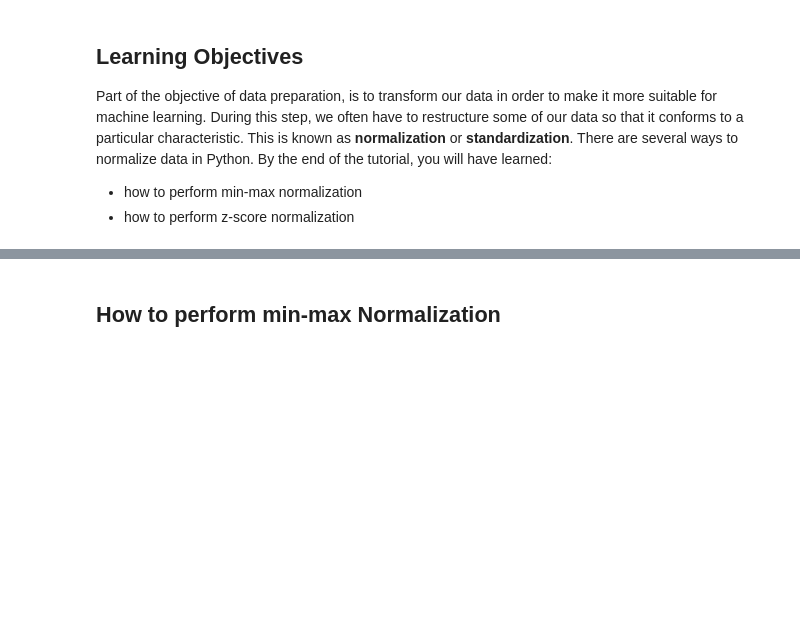
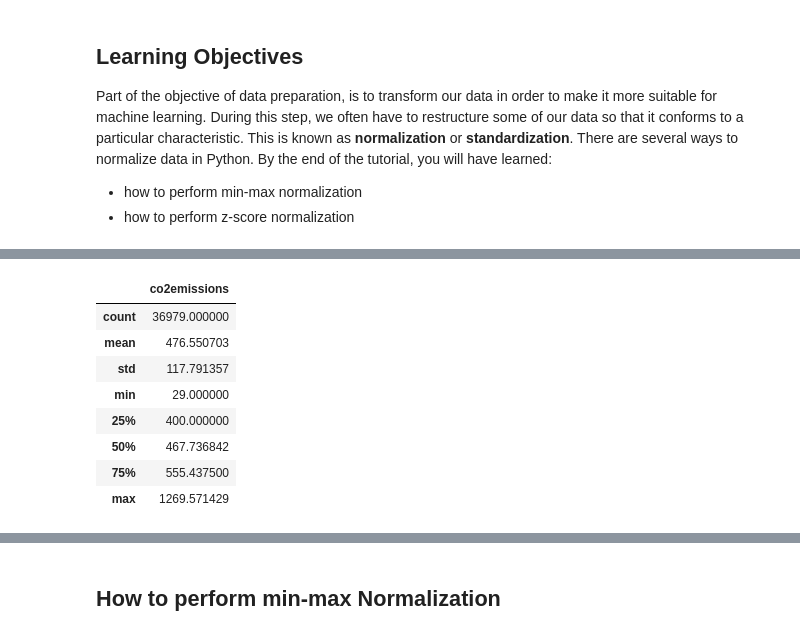
Before and after one commit to davidedesi/profile, a Jupyter notebook: data_science_projects/Ex_Files_ML_with_Python_Foundations/Exercise Files/04/04_04b.ipynb, the cells around one changed output, grey strips where cells are left out. Drawn from its saved outputs; the diff is of its cells as text; code cells hidden in the pictures; blank space fills up the shorter version.

```diff
--- a/data_science_projects/Ex_Files_ML_with_Python_Foundations/Exercise Files/04/04_04b.ipynb
+++ b/data_science_projects/Ex_Files_ML_with_Python_Foundations/Exercise Files/04/04_04b.ipynb
@@ -13,3 +20,15 @@ vehicles.head()
+# %%
+vehicles[['co2emissions']].describe()
+# %% [output]
+|  | co2emissions |
+| count | 36979.000000 |
+| mean | 476.550703 |
+| std | 117.791357 |
+| min | 29.000000 |
+| 25% | 400.000000 |
+| 50% | 467.736842 |
+| 75% | 555.437500 |
+| max | 1269.571429 |
 # %%
 %matplotlib inline
 vehicles[['co2emissions']].plot(kind = 'hist',
```
Also changed, not shown: parts of 10 cells of this notebook.
